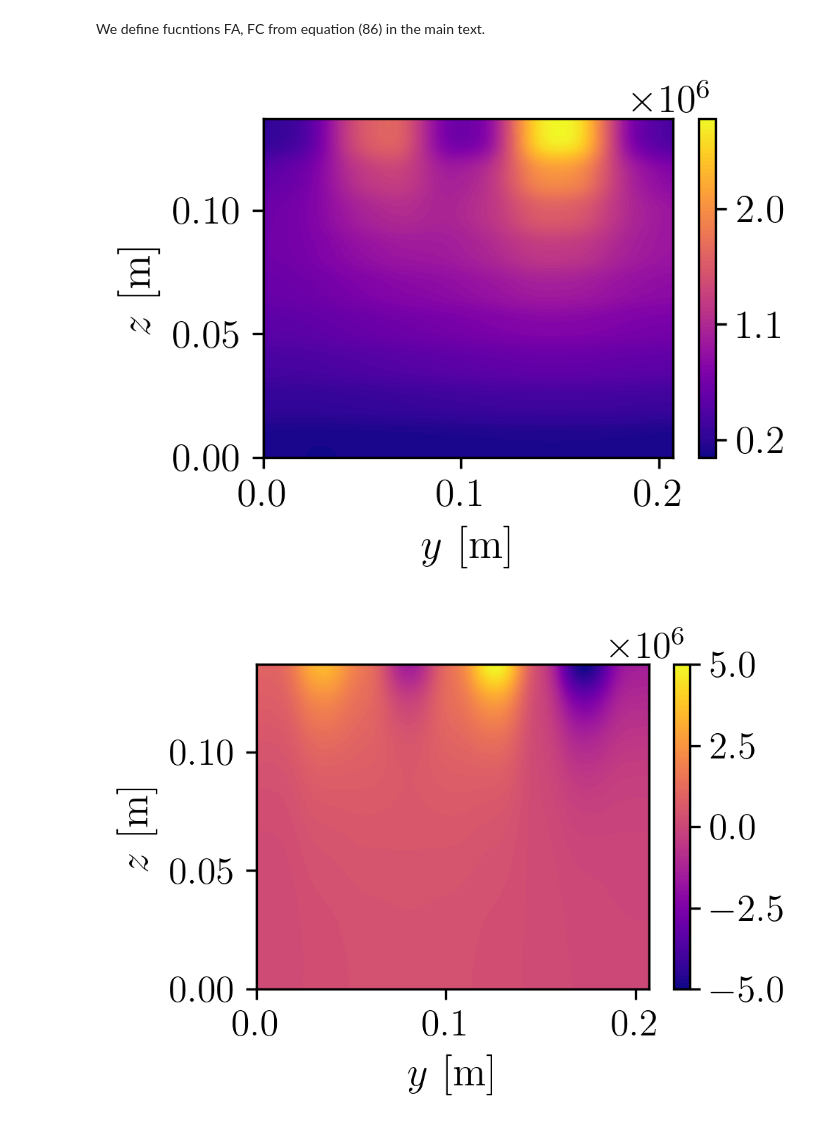
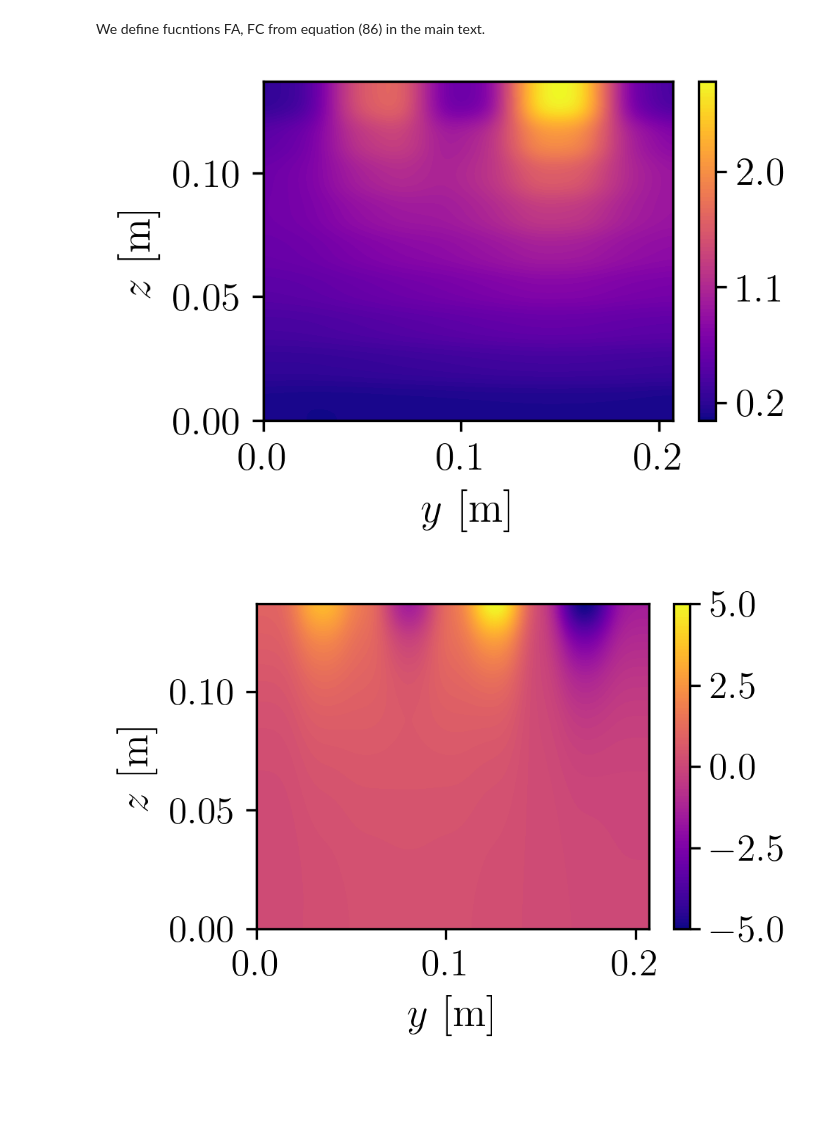
Before and after one commit to andreagiudici96/pyBamm-Pouch-cell-Stress, a Jupyter notebook: pouch_cell_stress_good.ipynb, the cells around one changed output. Saved outputs shown, nothing was run; the diff lists cells and outputs as text; code cells hidden in the pictures; blank space fills up the shorter version.

```diff
--- a/pouch_cell_stress_final.ipynb
+++ b/pouch_cell_stress_good.ipynb
@@ -370,37 +372,38 @@ for i in range(Y.shape[0]):
         FA[i, j] = 2 * sol["Negative electrode in-plane stress (yy,zz) [Pa]"](y=Y[i, j],z= Z[i, j], t = time_t)
 from scipy.ndimage import gaussian_filter
 # %%
-
+delta = 0.01
+#the shear stress is given by half the gradient of FA times delta.
 
 # Compute the gradient of Ff
-grad_FC_y, grad_FC_z = np.gradient(FC/2, y, z, edge_order=2)
+grad_FC_y, grad_FC_z = np.gradient(FC/2 * delta, y, z, edge_order=2)
 
 # Smooth the gradients
 grad_FC_y_smooth = gaussian_filter(grad_FC_y, sigma=3)  # Adjust sigma as needed
 grad_FC_z_smooth = gaussian_filter(grad_FC_z, sigma=3)  # Adjust sigma as needed
 
 # Compute the gradient of Ff
-grad_FA_y, grad_FA_z = np.gradient(FA/2, y, z, edge_order=2)
+grad_FA_y, grad_FA_z = np.gradient(FA/2 * delta, y, z, edge_order=2)
 
 # Smooth the gradients
 grad_FA_y_smooth = gaussian_filter(grad_FA_y, sigma=3)  # Adjust sigma as needed
 grad_FA_z_smooth = gaussian_filter(grad_FA_z, sigma=3)  # Adjust sigma as needed
 
 # Plot the contour
 plt.figure(figsize=(3, 2), dpi=300)
-contour = plt.contourf(Y, Z,  grad_FA_y_smooth, levels=100, cmap='plasma')  # Using the 'viridis' colormap
-plt.colorbar(contour,ticks = np.linspace(5.6 * 10 **6,0.2 * 10 **6,7))
+contour = plt.contourf(Y, Z,  grad_FA_y_smooth/10000, levels=100, cmap='plasma')  # Using the 'viridis' colormap
+plt.colorbar(contour,ticks = np.linspace(5.6 ,0.2,7))
 plt.xlabel(r"$y$ [m]")
 plt.ylabel(r"$z$ [m]")
 plt.show()
 
 # Plot the contour
 plt.figure(figsize=(3, 2), dpi=300)
-contour = plt.contourf(Y, Z,  grad_FA_z_smooth, levels=100, cmap='plasma')  # Using the 'viridis' colormap
-plt.colorbar(contour,ticks = np.linspace(-5 * 10 **6,5 * 10 **6,5))
+contour = plt.contourf(Y, Z,  grad_FA_z_smooth/10000, levels=100, cmap='plasma')  # Using the 'viridis' colormap
+plt.colorbar(contour,ticks = np.linspace(-5 ,5 ,5))
 plt.xlabel(r"$y$ [m]")
 plt.ylabel(r"$z$ [m]")
 plt.show()
 # %% [output]
-[figure, old version]
+[figure, new version]
-[figure, old version]
+[figure, new version]
```
Also changed, not shown: parts of 3 cells of this notebook, 3 other files.
